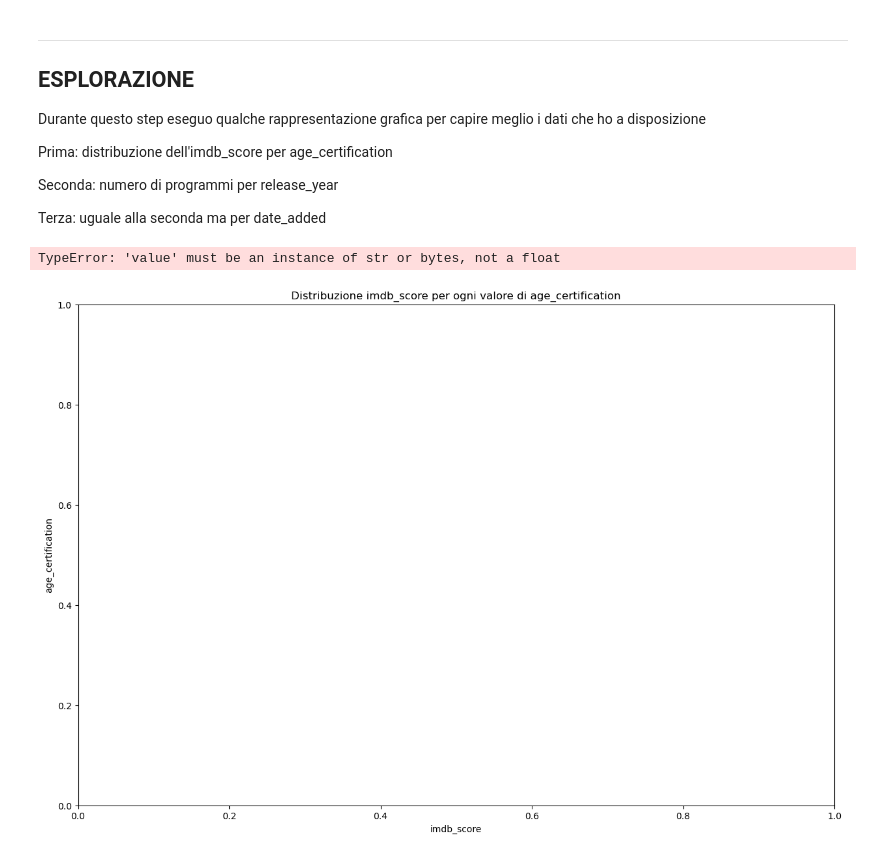
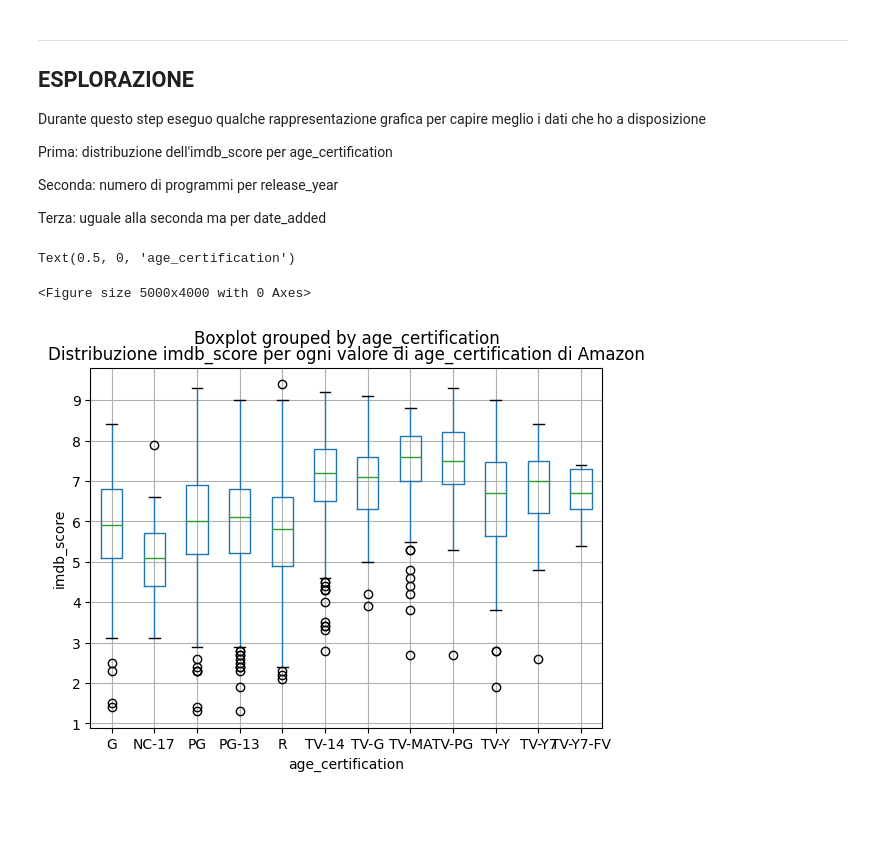
Before and after one commit to edotaggaedo/Progetto_finale_IDS, a Jupyter notebook: Progetto_Finale/ProgFin.ipynb, the cells around one changed output. Drawn from its saved outputs; the diff is of its cells as text; code cells hidden in the pictures; blank space fills up the shorter version.

```diff
--- a/Progetto_Finale/ProgFin.ipynb
+++ b/Progetto_Finale/ProgFin.ipynb
@@ -265,22 +265,25 @@ disney_titles_combinata['genres_count'] = disney_titles_combinata['genres'].appl
 
 # Qua avrei usato la print per controllare la corretta esecuzione del codice, ma basta far riferimento allo spazio dedicato alla visualizzazione dei dati sopra
 
-# Adesso procedo quindi con la creazione di una nuova colonnna che prende il valore della colonna date_added e ne estrae l'anno ed il mese inserendoli in due nuove colonne
+# Adesso procedo quindi con la creazione di una nuova colonnna che prende il valore della colonna date_added e ne estrae l'anno ed il mese inserendoli in due nuove colonne, ma
+# dato che la colonna date_added ha così pochi valori non nulli decido di creare un indice che indichi alle righe che contengono valori non nulli, dato che altrimenti mi riempirebbe le nuove colonne con valori nan
+
+# Amazon
+
+index_notn_amazon = amazon_titles_combinata['date_added'].notnull()
+
+# Disney
+
+index_notn_disney = disney_titles_combinata['date_added'].notnull()
 
 # Formato date_added: gg mm, yyyy
 
 # Amazon
 
-amazon_titles_combinata['year_added'] = amazon_titles_combinata['date_added'].astype(str).str.split(', ').str[-1]
-amazon_titles_combinata['month_added'] = amazon_titles_combinata['date_added'].astype(str).str.split(' ').str[0]
+amazon_titles_combinata['year_added'][index_notn_amazon] = amazon_titles_combinata['date_added'][index_notn_amazon].astype(str).str.split(', ').str[-1]
+amazon_titles_combinata['month_added'][index_notn_amazon] = amazon_titles_combinata['date_added'][index_notn_amazon].astype(str).str.split(' ').str[0]
 
 # Disney
 
-disney_titles_combinata['year_added'] = disney_titles_combinata['date_added'].astype(str).str.split(', ').str[-1]
-disney_titles_combinata['month_added'] = disney_titles_combinata['date_added'].astype(str).str.split(' ').str[0]
-
-#Quindi effettuo il drop della colonna date_added
-
-amazon_titles_combinata.drop(['date_added'], axis=1, inplace=True)
-
-disney_titles_combinata.drop(['date_added'], axis=1, inplace=True)
+disney_titles_combinata['year_added'][index_notn_disney] = disney_titles_combinata['date_added'][index_notn_disney].astype(str).str.split(', ').str[-1]
+disney_titles_combinata['month_added'][index_notn_disney] = disney_titles_combinata['date_added'][index_notn_disney].astype(str).str.split(' ').str[0]
@@ -297,13 +302,15 @@ Seconda: numero di programmi per release_year
 
 Terza: uguale alla seconda ma per date_added
 # %%
-# Voglio creare un plot che indichi la distribuzione dell'imdb_score per ogni valore di age_certification
+# PRIMA
 
-plt.figure(figsize=(15, 10))
-plt.title('Distribuzione imdb_score per ogni valore di age_certification')
-plt.xlabel('imdb_score')
-plt.ylabel('age_certification')
-plt.plot(amazon_titles_combinata['imdb_score'], amazon_titles_combinata['age_certification'], 'o', color='red')
+# Visualizzo un box pLot con la distribuione dell'imdb_score per ogni valore di age_certification
+plt.figure(figsize=(50,40))
+amazon_titles_combinata.boxplot(column=['imdb_score'], by=['age_certification'])
+plt.title('Distribuzione imdb_score per ogni valore di age_certification di Amazon')
+plt.ylabel('imdb_score')
+plt.xlabel('age_certification')
 # %% [output]
-TypeError: 'value' must be an instance of str or bytes, not a float
+Text(0.5, 0, 'age_certification')
+<Figure size 5000x4000 with 0 Axes>
-[figure, old version]
+[figure, new version]
```
Also changed, not shown: parts of 9 cells of this notebook.
